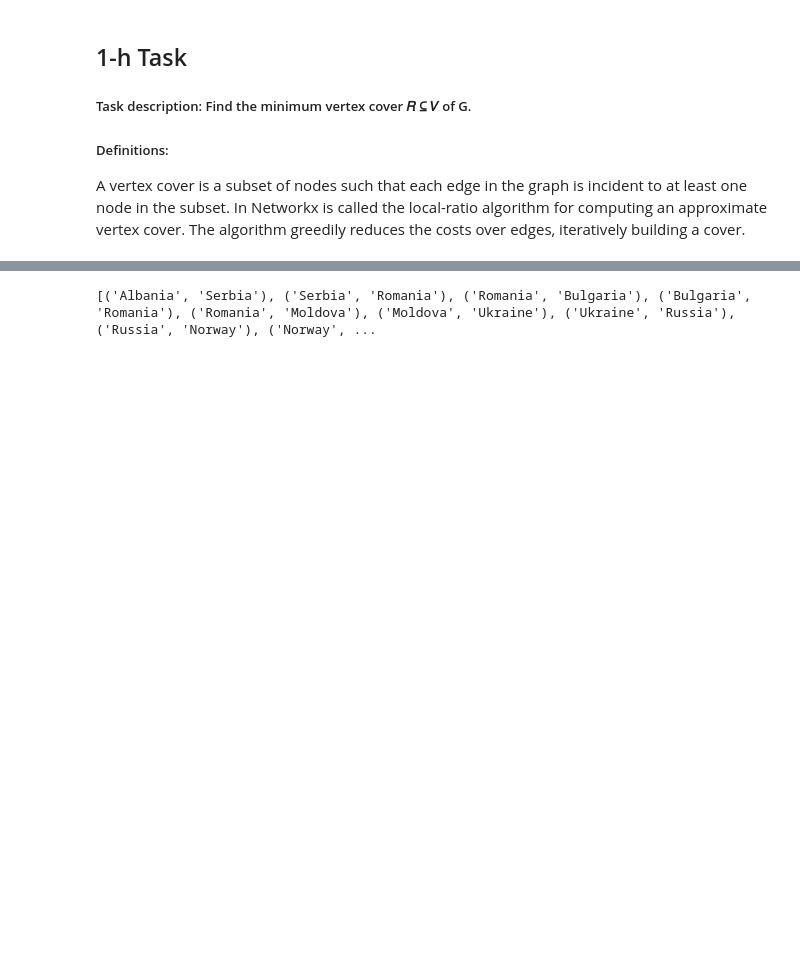
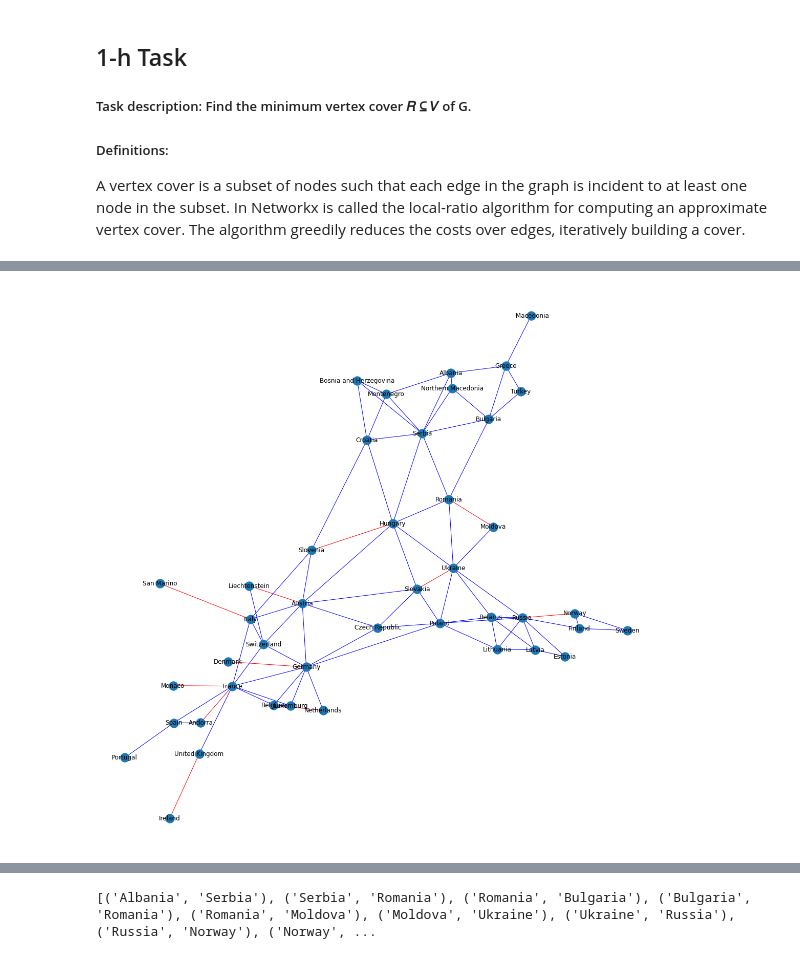
Before and after one commit to vaskers5/D_M_homework_Graphs, a Jupyter notebook: homework.ipynb, the cells around one changed output, grey strips where cells are left out. Cells and saved outputs as stored; diff of their text form; code cells hidden in the pictures; blank space fills up the shorter version.

```diff
--- a/homework.ipynb
+++ b/homework.ipynb
@@ -318,0 +303,18 @@ min_edge
+# %%
+min_edge = nx.algorithms.covering.min_edge_cover(B)
+min_color_edge = []
+
+for edge in G.edges:
+    if (edge in min_edge):
+        min_color_edge.append("red")
+    else:
+        min_color_edge.append("blue")
+
+
+
+plt.figure(3,figsize=(15,15))
+pos=nx.spring_layout(B)
+nx.draw(B,pos = pos,edge_color = min_color_edge, with_labels = True)
+plt.show()
+# %% [output]
+[figure, added]
```
Also changed, not shown: parts of 4 cells of this notebook, 1 other file.
